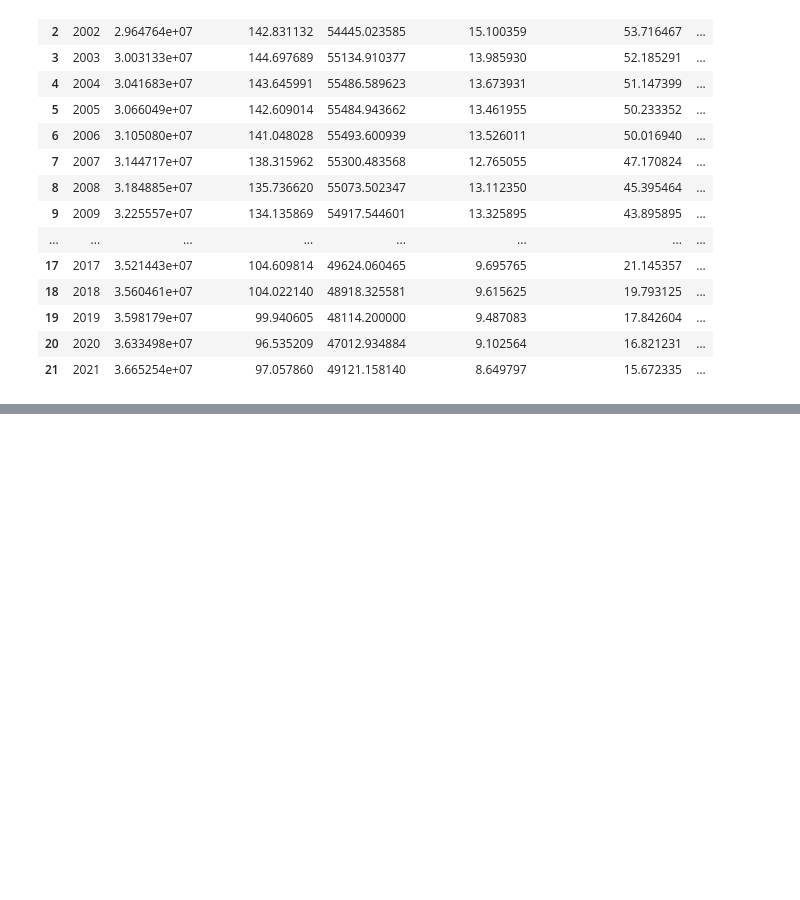
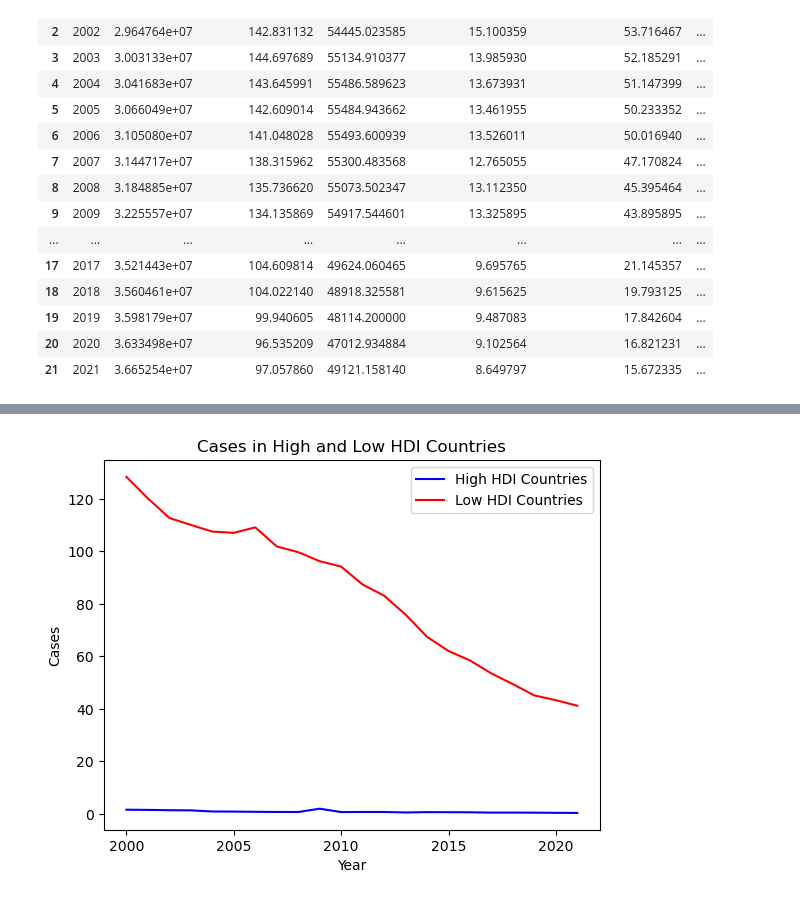
Before and after one commit to SamSchultz-bit/TB-Project, a Jupyter notebook: working_TB.ipynb, the cells around one changed output, grey strips where cells are left out. Cells and saved outputs as stored; diff of their text form; code cells hidden in the pictures; blank space fills up the shorter version.

```diff
--- a/working_TB.ipynb
+++ b/working_TB.ipynb
@@ -187,0 +131,20 @@ by_year_df
+# %%
+#Group DF by year
+by_year_df = tb_rates_df.groupby(by="Year").mean()
+by_year_df.reset_index()
+
+low_by_year_df = low_hdi_df.groupby(by="Year").mean()
+low_by_year_df.reset_index()
+
+high_by_year_df = high_hdi_df.groupby(by="Year").mean()
+high_by_year_df.reset_index()
+
+#reset index
+by_year_df = by_year_df.reset_index()
+by_year_df
+
+low_by_year_df = low_by_year_df.reset_index()
+by_year_df
+
+high_by_year_df = high_by_year_df.reset_index()
+by_year_df
@@ -203,0 +191,11 @@ plt.show()
+# %%
+# Plot cases with HIV & TB by year for High and Low HDI countries
+high, = plt.plot(high_by_year_df['Year'], high_by_year_df['Cases -HIV & TB per Cap.'], color="blue", label='High HDI Countries')
+low, = plt.plot(low_by_year_df['Year'], low_by_year_df['Cases -HIV & TB per Cap.'], color="red", label='Low HDI Countries')
+plt.legend(handles=[high, low], loc="best")
+plt.title("Cases in High and Low HDI Countries")
+plt.xlabel("Year")
+plt.ylabel("Cases per Capita")
+plt.show()
+# %% [output]
+[figure, added]
```
Also changed, not shown: parts of 10 cells of this notebook.
